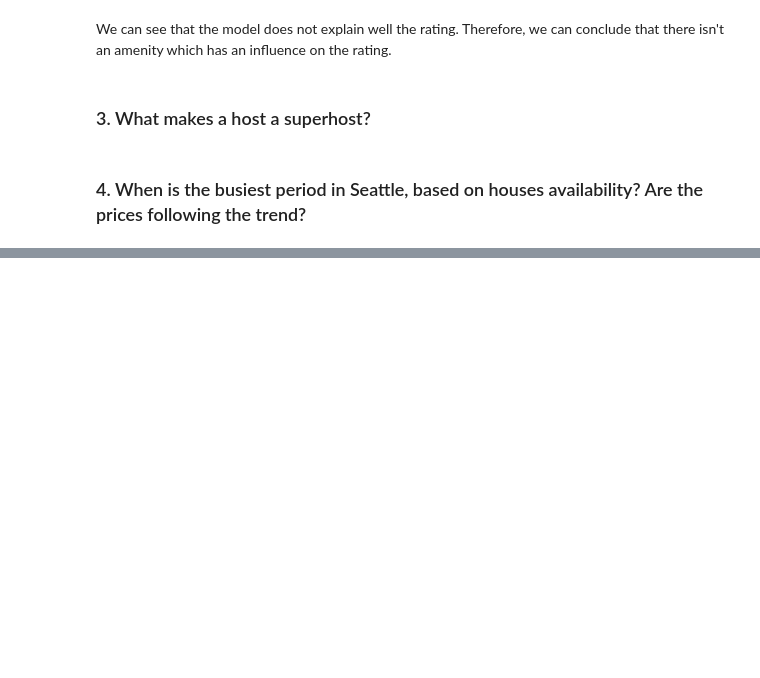
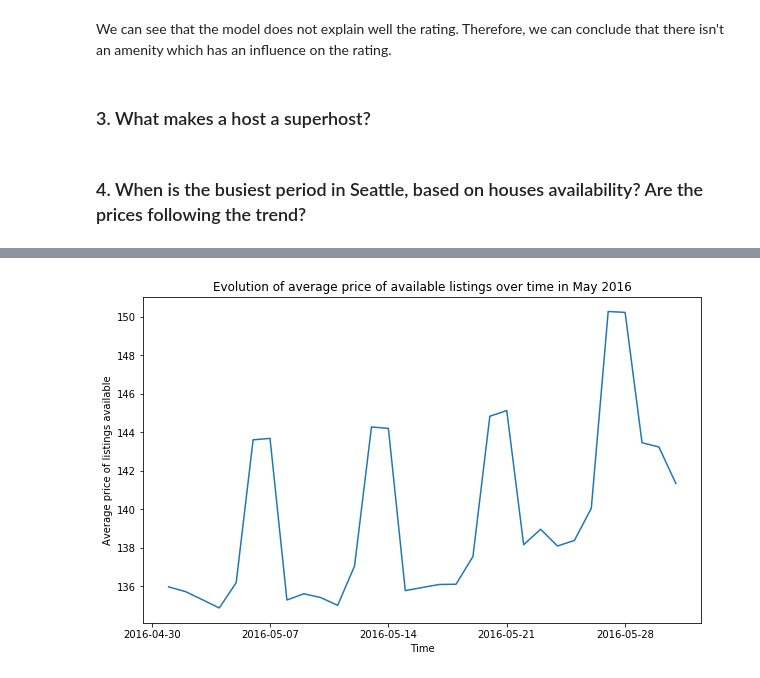
Before and after one commit to Robinhohocepied/airbnb-seattle-data, a Jupyter notebook: AirBnB+Seattle+Data.ipynb, the cells around one changed output, grey strips where cells are left out. Cells and saved outputs as stored; diff of their text form; code cells hidden in the pictures; blank space fills up the shorter version.

```diff
--- a/AirBnB+Seattle+Data.ipynb
+++ b/AirBnB+Seattle+Data.ipynb
@@ -620,0 +722,6 @@ We can see that the model does not explain well the rating. Therefore, we can co
+# %%
+plot_avg_price(calendar_may_16, 'date_available', 'price'
+                 , 'Evolution of average price of available listings over time in May 2016'
+                 , 'Time', 'Average price of listings available')
+# %% [output]
+[figure, added]
```
Also changed, not shown: parts of 20 cells of this notebook.
